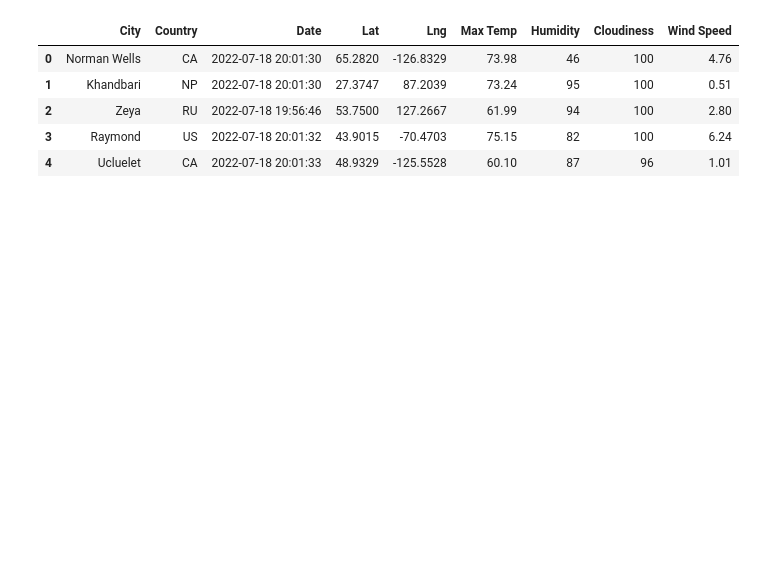
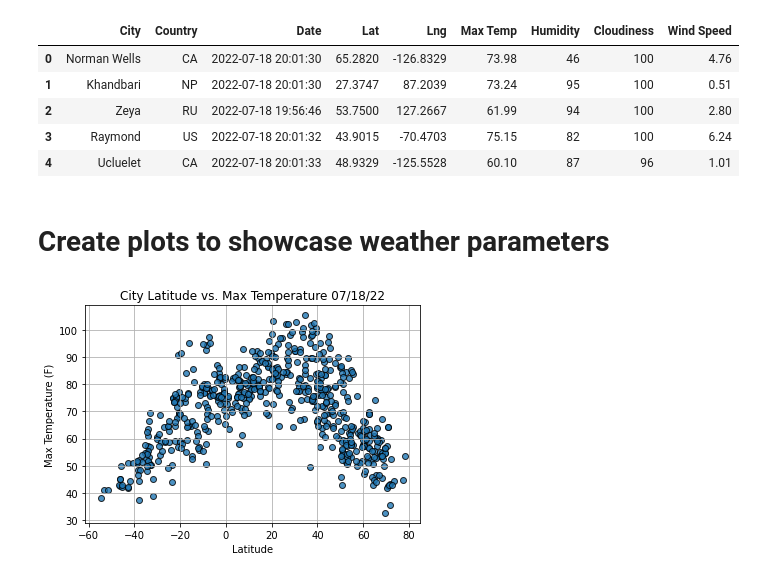
Before and after one commit to eoweed/World_Weather_Analysis, a Jupyter notebook: WeatherPy.ipynb, the cells around one changed output. Saved outputs shown, nothing was run; the diff lists cells and outputs as text; code cells hidden in the pictures; blank space fills up the shorter version.

```diff
--- a/WeatherPy.ipynb
+++ b/WeatherPy.ipynb
@@ -171,3 +173,38 @@ output_data_file = "weather_data/cities.csv"
 
 #Export the city_data_df to a csv.
 city_data_df.to_csv(output_data_file, index_label = "City_ID")
+# %% [markdown]
+# Create plots to showcase weather parameters
+# %%
+# Read city data from CSV file so it doesnt keep changing if the whole program runs again.
+city_data = "weather_data/cities.csv"
+city_data_df = pd.read_csv(city_data)
+
+# extract relevant columns from DF for plotting
+lats = city_data_df["Lat"]
+max_temps = city_data_df["Max Temp"]
+humidity = city_data_df["Humidity"]
+cloudiness = city_data_df["Cloudiness"]
+wind_speed = city_data_df["Wind Speed"]
+# %%
+# Import time module
+import time
+
+# build scatter plot for lat vs temp
+plt.scatter(lats, max_temps,
+           edgecolor="black", linewidths=1, marker="o",
+            alpha=0.8, label="Cities")
+
+# Incorporate the other graph properties.
+plt.title(f"City Latitude vs. Max Temperature "+ time.strftime("%x"))
+plt.ylabel("Max Temperature (F)")
+plt.xlabel("Latitude")
+plt.grid(True)
+
+# Save the figure.
+plt.savefig("weather_data/Fig1.png")
+
+# Show plot.
+plt.show()
+# %% [output]
+[figure, added]
```
Also changed, not shown: parts of 4 cells of this notebook, 5 other files.
